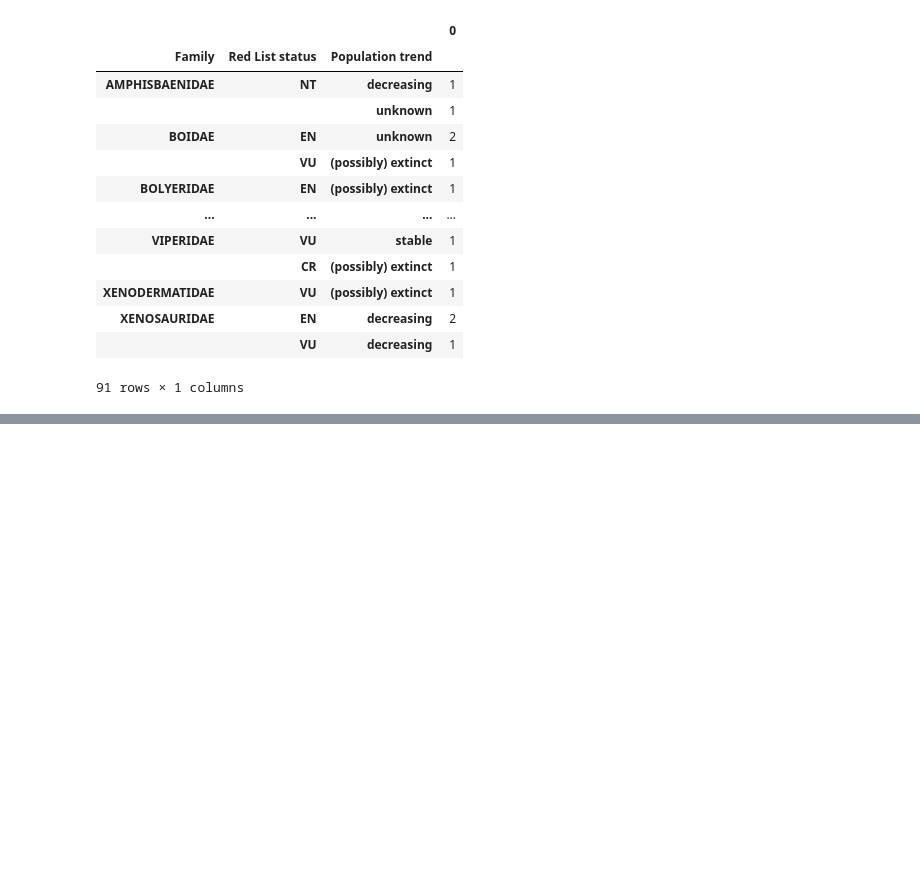
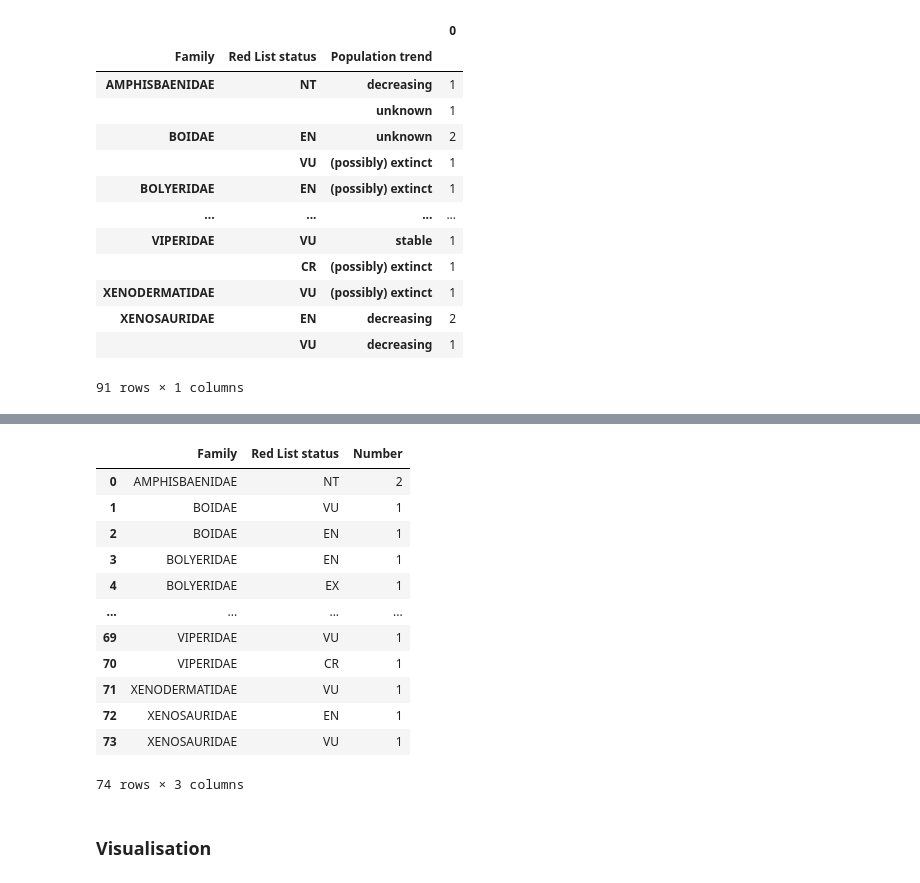
Before and after one commit to AlexaS17/snake_conservation_status, a Jupyter notebook: Data_Exploration.ipynb, the cells around one changed output, grey strips where cells are left out. Drawn from its saved outputs; the diff is of its cells as text; code cells hidden in the pictures; blank space fills up the shorter version.

Commit message:
Exploratory analysis and visualisation

```diff
--- a/Data_Exploration.ipynb
+++ b/Data_Exploration.ipynb
@@ -203,3 +264,24 @@ status
+# %%
+iucn.rename(columns={0:'Number'}, inplace=True)
+# %%
+iucn.drop(columns='Count', inplace=True)
+iucn
+# %% [output]
+|  | Family | Red List status | Number |
+| 0 | AMPHISBAENIDAE | NT | 2 |
+| 1 | BOIDAE | VU | 1 |
+| 2 | BOIDAE | EN | 1 |
+| 3 | BOLYERIDAE | EN | 1 |
+| 4 | BOLYERIDAE | EX | 1 |
+| ... | ... | ... | ... |
+| 69 | VIPERIDAE | VU | 1 |
+| 70 | VIPERIDAE | CR | 1 |
+| 71 | XENODERMATIDAE | VU | 1 |
+| 72 | XENOSAURIDAE | EN | 1 |
+| 73 | XENOSAURIDAE | VU | 1 |
+74 rows × 3 columns
+# %% [markdown]
+### Visualisation
 # %%
 fig = px.scatter(data_frame = status,
     x="Family",
```
Also changed, not shown: parts of 14 cells of this notebook.
